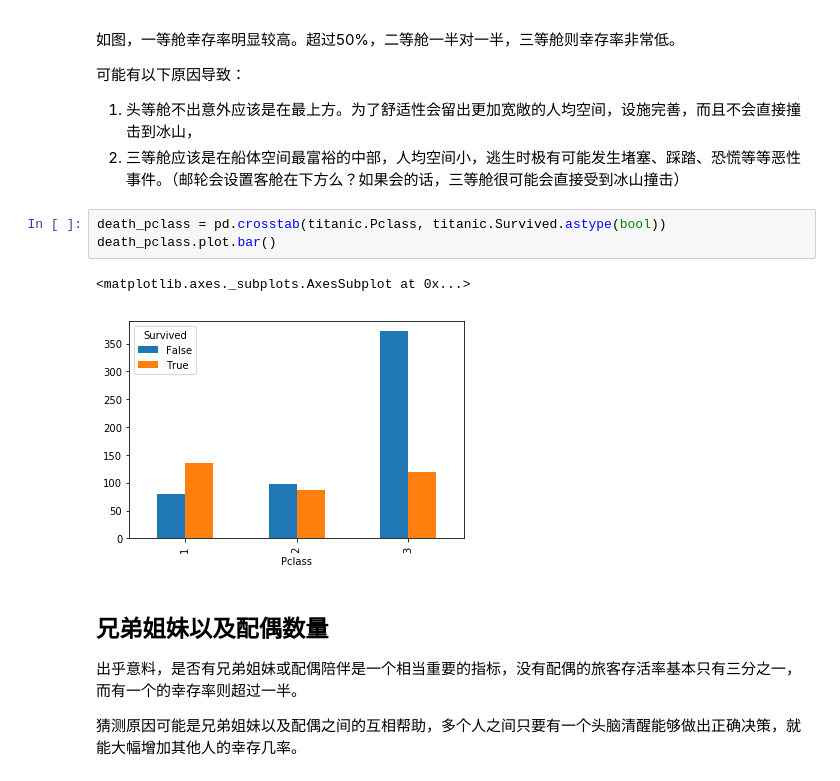
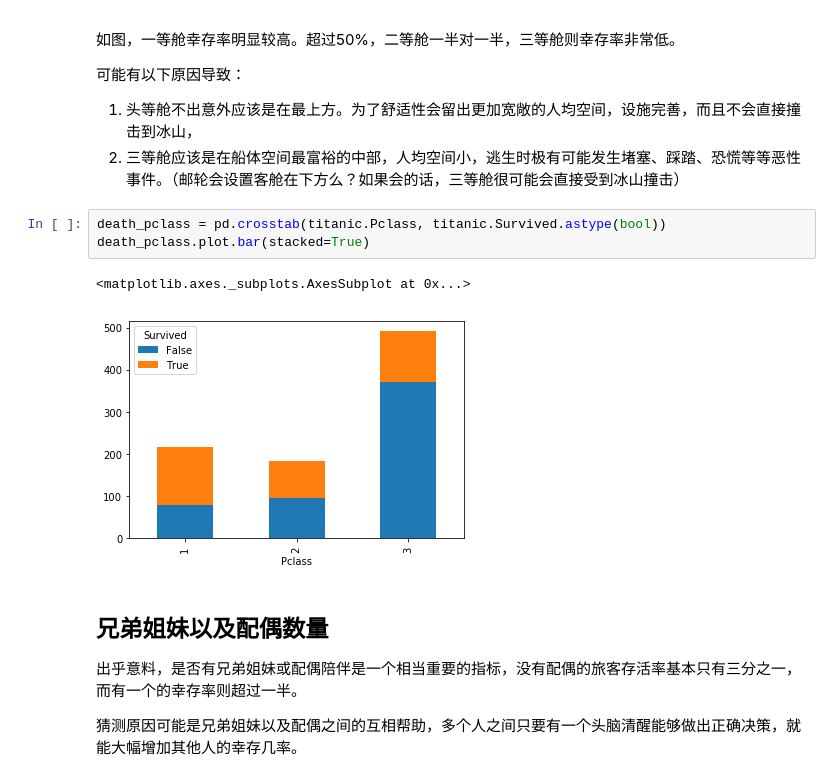
Before and after one commit to zcfan/ml-basic-part4-project, a Jupyter notebook: report.ipynb, the cells around one changed output. Cells and saved outputs as stored; diff of their text form.

```diff
--- a/report.ipynb
+++ b/report.ipynb
@@ -67,10 +110,10 @@ age_survival_rate.plot.bar()
 2. 三等舱应该是在船体空间最富裕的中部，人均空间小，逃生时极有可能发生堵塞、踩踏、恐慌等等恶性事件。（邮轮会设置客舱在下方么？如果会的话，三等舱很可能会直接受到冰山撞击）
 # %%
 death_pclass = pd.crosstab(titanic.Pclass, titanic.Survived.astype(bool))
-death_pclass.plot.bar()
+death_pclass.plot.bar(stacked=True)
 # %% [output]
 <matplotlib.axes._subplots.AxesSubplot at 0x...>
-[figure, old version]
+[figure, new version]
 # %% [markdown]
 ## 兄弟姐妹以及配偶数量
 
```
Also changed, not shown: parts of 14 cells of this notebook, 1 other file.
